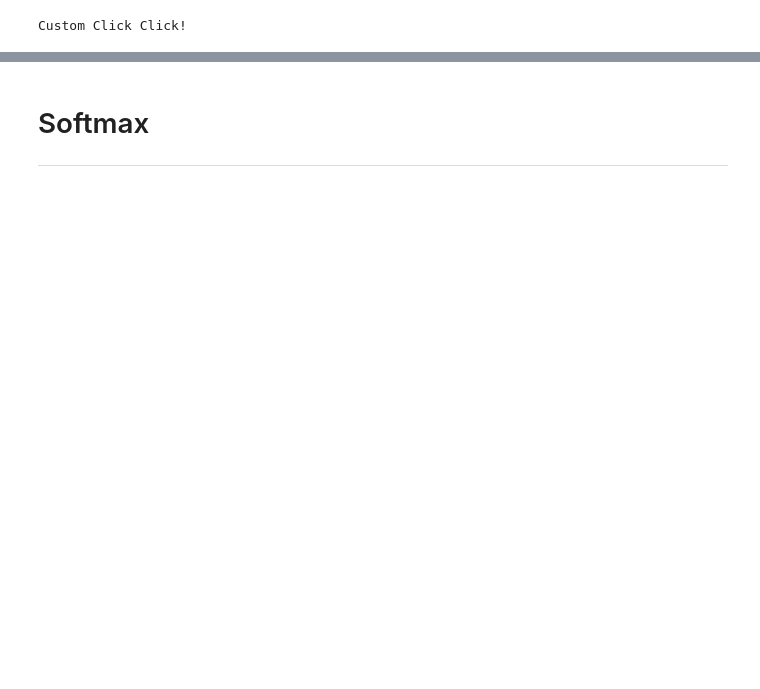
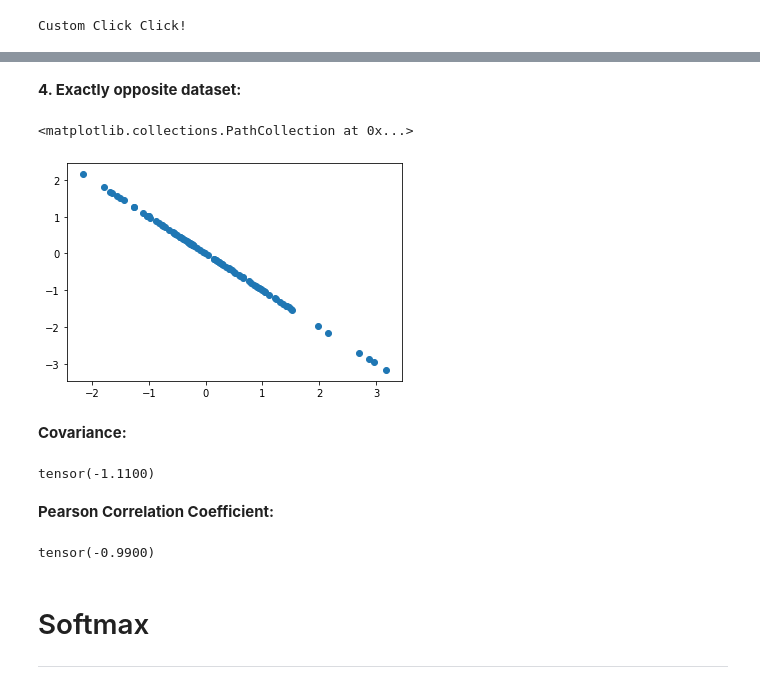
Before and after one commit to AmanDaVinci/DeepOrigins, a Jupyter notebook: notebooks/00_Basics.ipynb, the cells around one changed output, grey strips where cells are left out. Cells and saved outputs as stored; diff of their text form; code cells hidden in the pictures; blank space fills up the shorter version.

```diff
--- a/notebooks/00_Basics.ipynb
+++ b/notebooks/00_Basics.ipynb
@@ -218,3 +556,25 @@ Custom Click Click!
+# %% [markdown]
+**4. Exactly opposite dataset:**
+# %%
+y = -x
+plt.scatter(x,y)
+# %% [output]
+<matplotlib.collections.PathCollection at 0x...>
+[figure, added]
+# %% [markdown]
+**Covariance:**
+# %%
+cov = ((x - x.mean()) * (y - y.mean())).mean()
+cov
+# %% [output]
+tensor(-1.1100)
+# %% [markdown]
+**Pearson Correlation Coefficient:**
+# %%
+p_corr = cov / (x.std() * y.std())
+p_corr
+# %% [output]
+tensor(-0.9900)
 # %% [markdown]
 # Softmax
 ---
```
Also changed, not shown: parts of 89 cells of this notebook.
